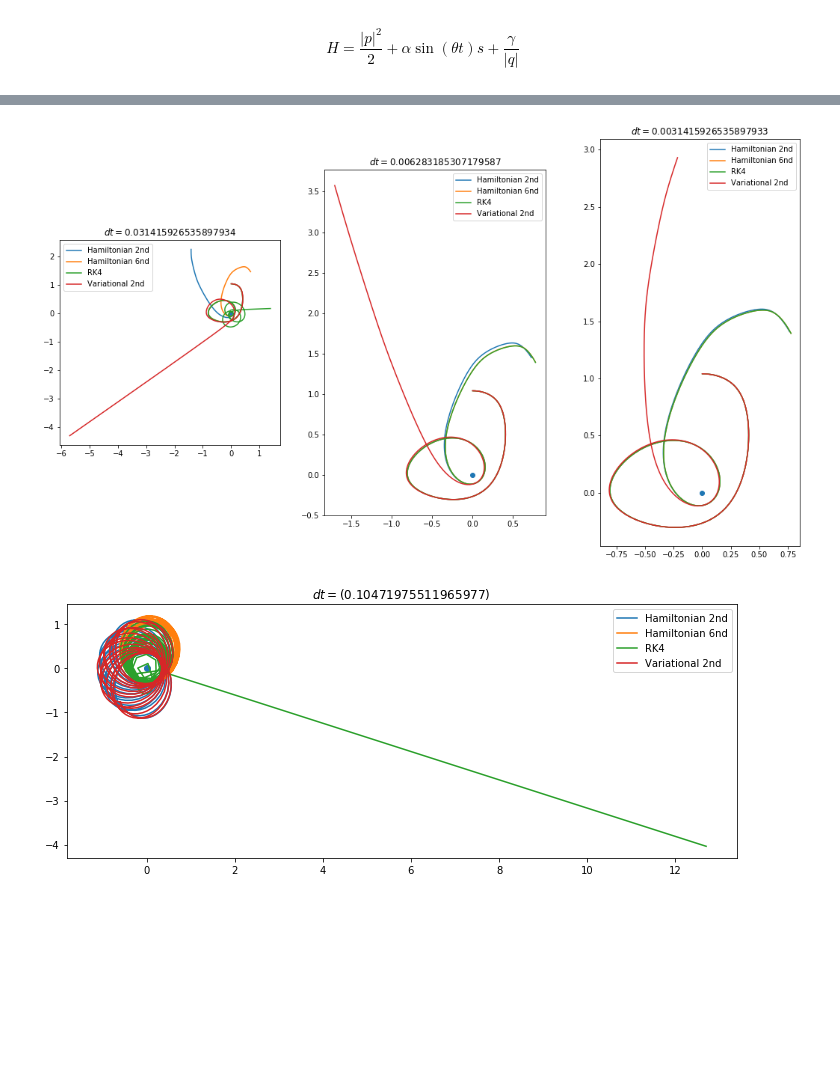
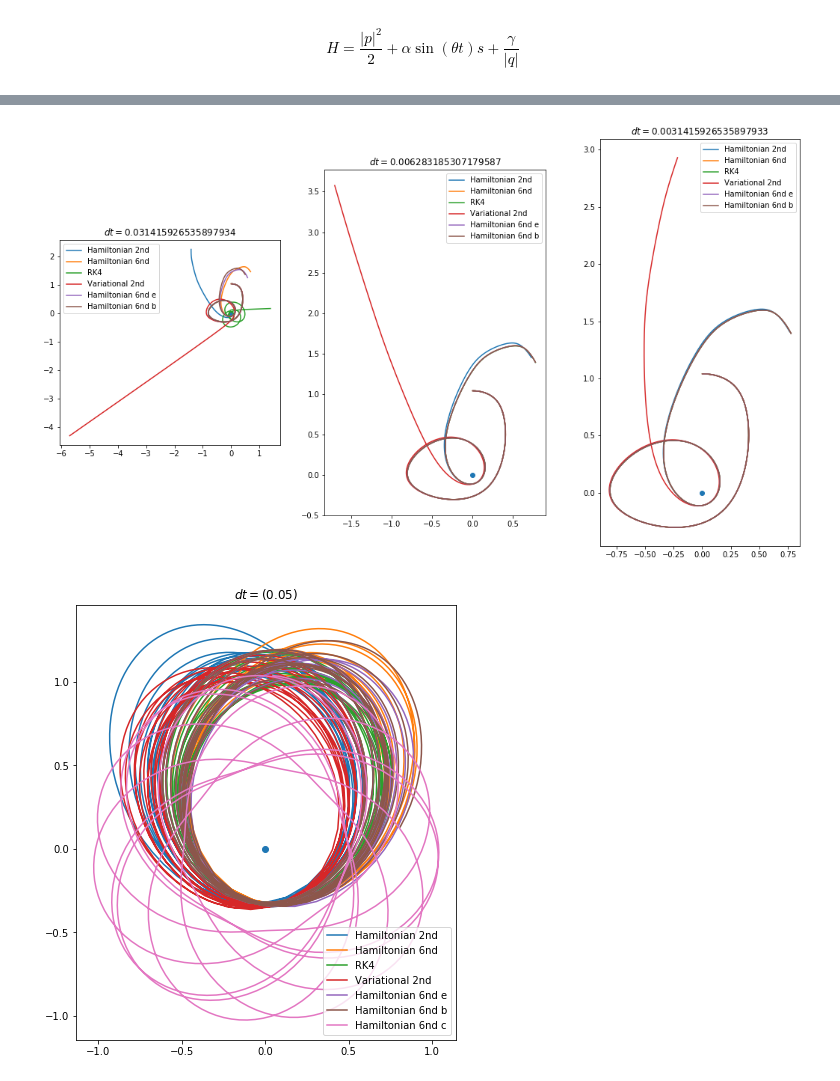
Before and after one commit to mseri/contact-integrators, a Jupyter notebook: The Time-Perturbed Kepler model.ipynb, the cells around one changed output, grey strips where cells are left out. Cells and saved outputs as stored; diff of their text form; code cells hidden in the pictures; blank space fills up the shorter version.

```diff
--- a/The Time-Perturbed Kepler model.ipynb
+++ b/The Time-Perturbed Kepler model.ipynb
@@ -91,6 +108,13 @@ for i,precision in enumerate([100, 500, 1000]):
     solrk = rk4(tpk, np.concatenate([p0,q0]), tspan)
     solsc, solscs, _ = ic.integrate(ic.variational_step, tpk, tspan, p0, q0, 0.0)
 
+    step6e = lambda system, dt, p, q, s, t: ic.step6(system, dt, p, q, s, t, a=ic.e_six)
+    step6b = lambda system, dt, p, q, s, t: ic.step6(system, dt, p, q, s, t, a=ic.b_six)
+#     step6c = lambda system, dt, p, q, s, t: ic.step6(system, dt, p, q, s, t, a=ic.c_six)
+    sole, _, _ = ic.integrate(step6e, tpk, tspan, p0, q0, 0.0)
+    solb, _, _ = ic.integrate(step6b, tpk, tspan, p0, q0, 0.0)
+#     solc, _, _ = ic.integrate(step6c, tpk, tspan, p0, q0, 0.0)
+
     plt.plot(sol[:,1,0],
              sol[:,1,1],
              label="Hamiltonian 2nd")
@@ -105,6 +129,16 @@ for i,precision in enumerate([100, 500, 1000]):
              solsc[:,1,1],
              label="Variational 2nd")
 
+    plt.plot(sole[:,1,0],
+             sole[:,1,1],
+             label="Hamiltonian 6nd e")
+    plt.plot(solb[:,1,0],
+             solb[:,1,1],
+             label="Hamiltonian 6nd b")
+#     plt.plot(solc[:,1,0],
+#              solc[:,1,1],
+#              label="Hamiltonian 6nd c")
+
     plt.scatter(0,0)
 
     plt.gca().set_aspect('equal', adjustable='box')
@@ -113,10 +147,10 @@ for i,precision in enumerate([100, 500, 1000]):
 
 plt.show()
 # %% [output]
-[figure, old version]
+[figure, new version]
 # %%
 tpk = TimePerturbedKepler(-0.07, 2*np.pi, -1)
-dt = np.pi/30
+dt = 0.05
 tf = 38
 
 tspan = np.linspace(0, tf, num=int(np.floor(tf/dt)))
@@ -124,31 +158,48 @@ tspan = np.linspace(0, tf, num=int(np.floor(tf/dt)))
 for (p0, q0) in [init]:
     plt.figure(figsize=(12,8))
     plt.title(f"$dt=({dt})$")
 
     sol, sols, tspan = ic.integrate(ic.step, tpk, tspan, p0, q0, 0.0)
     solm, solms, _ = ic.integrate(ic.step6, tpk, tspan, p0, q0, 0.0)
     solrk = rk4(tpk, np.concatenate([p0,q0]), tspan)
     solsc, solscs, _ = ic.integrate(ic.variational_step, tpk, tspan, p0, q0, 0.0)
+
+    step6e = lambda system, dt, p, q, s, t: ic.step6(system, dt, p, q, s, t, a=ic.e_six)
+    step6b = lambda system, dt, p, q, s, t: ic.step6(system, dt, p, q, s, t, a=ic.b_six)
+    step6c = lambda system, dt, p, q, s, t: ic.step6(system, dt, p, q, s, t, a=ic.c_six)
+    sole, _, _ = ic.integrate(step6e, tpk, tspan, p0, q0, 0.0)
+    solb, _, _ = ic.integrate(step6b, tpk, tspan, p0, q0, 0.0)
+    solc, _, _ = ic.integrate(step6c, tpk, tspan, p0, q0, 0.0)
 
     plt.plot(sol[:,1,0],
              sol[:,1,1],
              label="Hamiltonian 2nd")
     plt.plot(solm[:,1,0],
              solm[:,1,1],
              label="Hamiltonian 6nd")
     plt.plot([rk[2] for rk in solrk],
              [rk[3] for rk in solrk],
              label="RK4")
 
     plt.plot(solsc[:,1,0],
              solsc[:,1,1],
              label="Variational 2nd")
 
+    plt.plot(sole[:,1,0],
+             sole[:,1,1],
+             label="Hamiltonian 6nd e")
+    plt.plot(solb[:,1,0],
+             solb[:,1,1],
+             label="Hamiltonian 6nd b")
+    plt.plot(solc[:,1,0],
+             solc[:,1,1],
+             label="Hamiltonian 6nd c")
+
     plt.scatter(0,0)
 
     plt.gca().set_aspect('equal', adjustable='box')
 
     plt.legend()
     plt.show()
 # %% [output]
-[figure, old version]
+[figure, new version]
```
Also changed, not shown: parts of 2 cells of this notebook, 2 other files.
